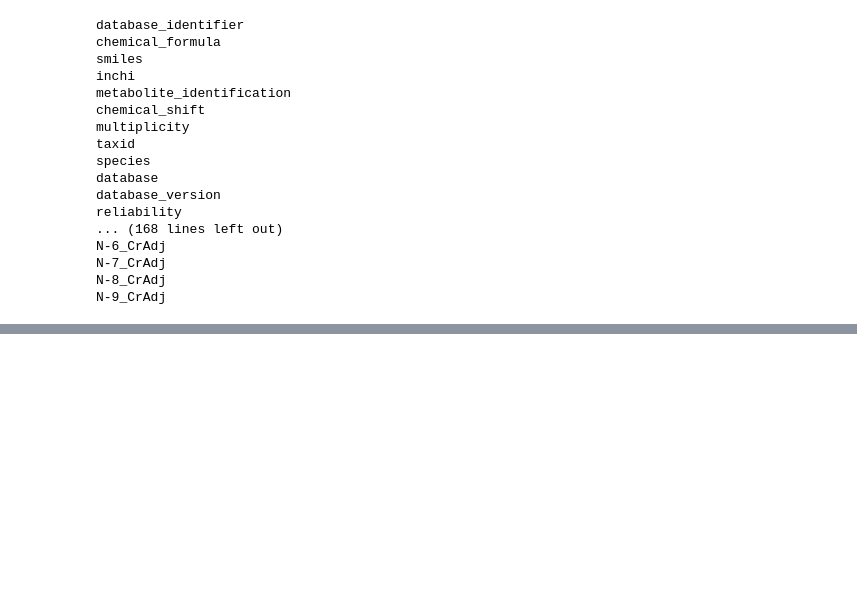
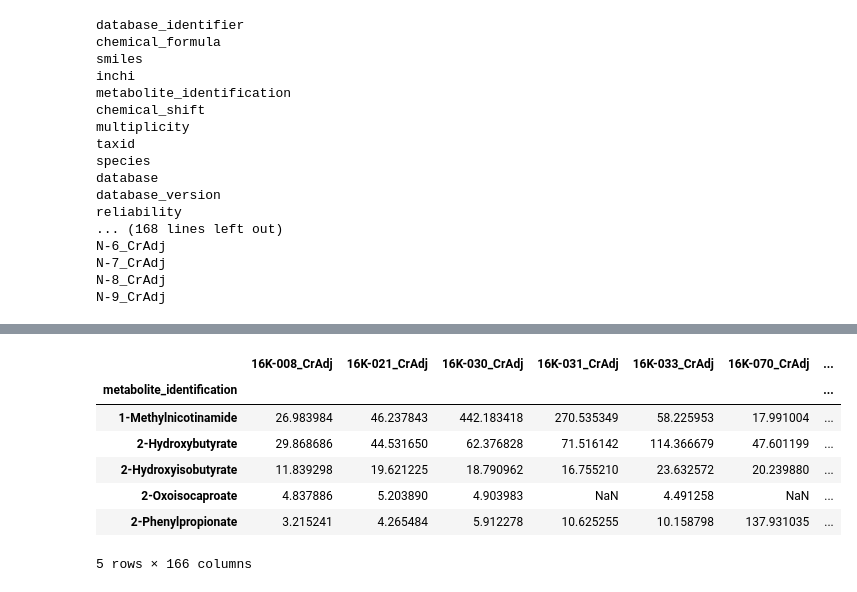
Before and after one commit to brenoluca21/tcc-metabolomics-canine-cancer-ml, a Jupyter notebook: notebook/exploration.ipynb, the cells around one changed output, grey strips where cells are left out. Cells and saved outputs as stored; diff of their text form; code cells hidden in the pictures; blank space fills up the shorter version.

```diff
--- a/notebook/exploration.ipynb
+++ b/notebook/exploration.ipynb
@@ -140,2 +166,10 @@ N-9_CrAdj
 # %%
-metabolites_ml = metabolites[['metabolite_identification']].copy()
+# Identifica automaticamente as colunas das amostras
+sample_cols = [c for c in metabolites.columns if "_CrAdj" in c]
+
+# Mantém apenas o identificador do metabólito e as colunas das amostras
+metabolites_ml = metabolites[
+    ['metabolite_identification'] + sample_cols
+]
+
+metabolites_ml.head()
@@ -142,4 +188,16 @@ metabolites_ml = metabolites[['metabolite_identification']].copy()
 # %%
-sample_cols = [c for c in metabolites.columns if "_CrAdj" in c]
+# Define o nome do metabólito como índice da tabela
+metabolites_ml = metabolites_ml.set_index(
+    'metabolite_identification'
+)
 
-metabolites_ml = metabolites[['metabolite_identification'] + sample_cols]
+metabolites_ml.head()
+# %% [output]
+|  | 16K-008_CrAdj | 16K-021_CrAdj | 16K-030_CrAdj | 16K-031_CrAdj | 16K-033_CrAdj | 16K-070_CrAdj | ... |
+| metabolite_identification |  |  |  |  |  |  | ... |
+| 1-Methylnicotinamide | 26.983984 | 46.237843 | 442.183418 | 270.535349 | 58.225953 | 17.991004 | ... |
+| 2-Hydroxybutyrate | 29.868686 | 44.531650 | 62.376828 | 71.516142 | 114.366679 | 47.601199 | ... |
+| 2-Hydroxyisobutyrate | 11.839298 | 19.621225 | 18.790962 | 16.755210 | 23.632572 | 20.239880 | ... |
+| 2-Oxoisocaproate | 4.837886 | 5.203890 | 4.903983 | NaN | 4.491258 | NaN | ... |
+| 2-Phenylpropionate | 3.215241 | 4.265484 | 5.912278 | 10.625255 | 10.158798 | 137.931035 | ... |
+5 rows × 166 columns
```
Also changed, not shown: parts of 32 cells of this notebook, 4 other files.
